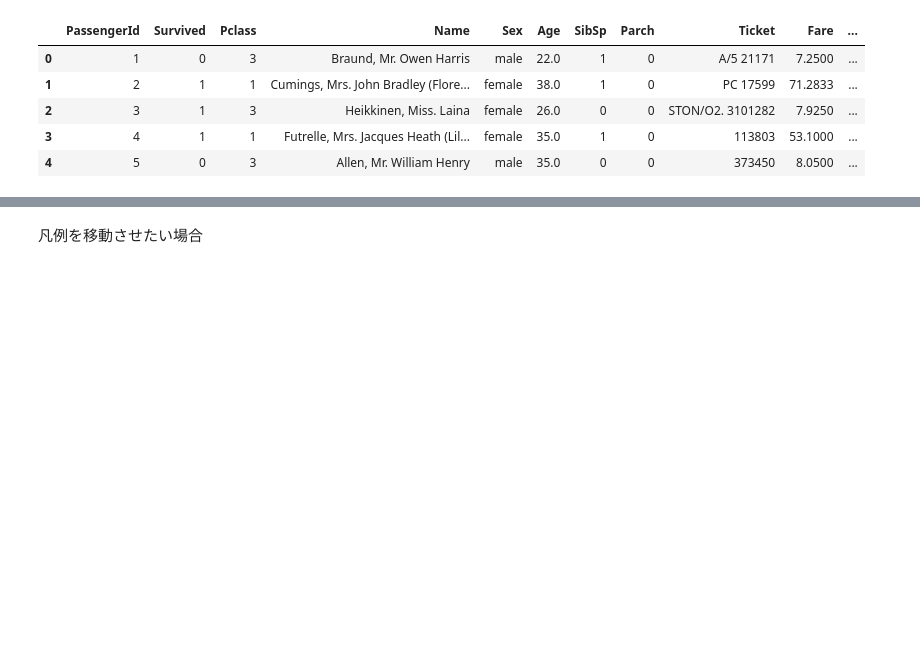
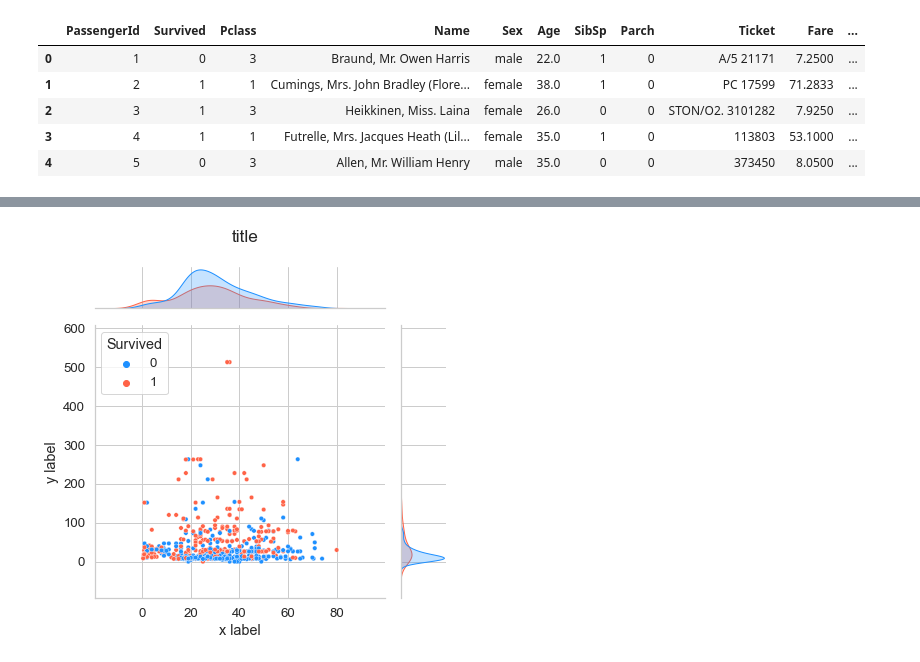
Before and after one commit to tkmyy/python-data-visualization, a Jupyter notebook: notebooks/scatter_plot.ipynb, the cells around one changed output, grey strips where cells are left out. Cells and saved outputs as stored; diff of their text form; code cells hidden in the pictures; blank space fills up the shorter version.

```diff
--- a/notebooks/scatter_plot.ipynb
+++ b/notebooks/scatter_plot.ipynb
@@ -40,3 +53,22 @@ sns.jointplot(
 [figure]
-# %% [markdown]
-凡例を移動させたい場合
+# %%
+# 凡例を移動
+p = sns.jointplot(
+    data=df,
+    x="Age",
+    y="Fare",
+    hue="Survived",
+    palette={0: "dodgerblue", 1: "tomato"},
+    joint_kws={"s": 20}
+)
+sns.move_legend(p.ax_joint, "upper left")
+
+# タイトル・軸ラベル
+p.fig.suptitle("title")
+p.ax_joint.set_xlabel("x label")
+p.ax_joint.set_ylabel("y label")
+p.fig.tight_layout()
+
+plt.show()
+# %% [output]
+[figure, added]
```
Also changed, not shown: parts of 3 cells of this notebook.
